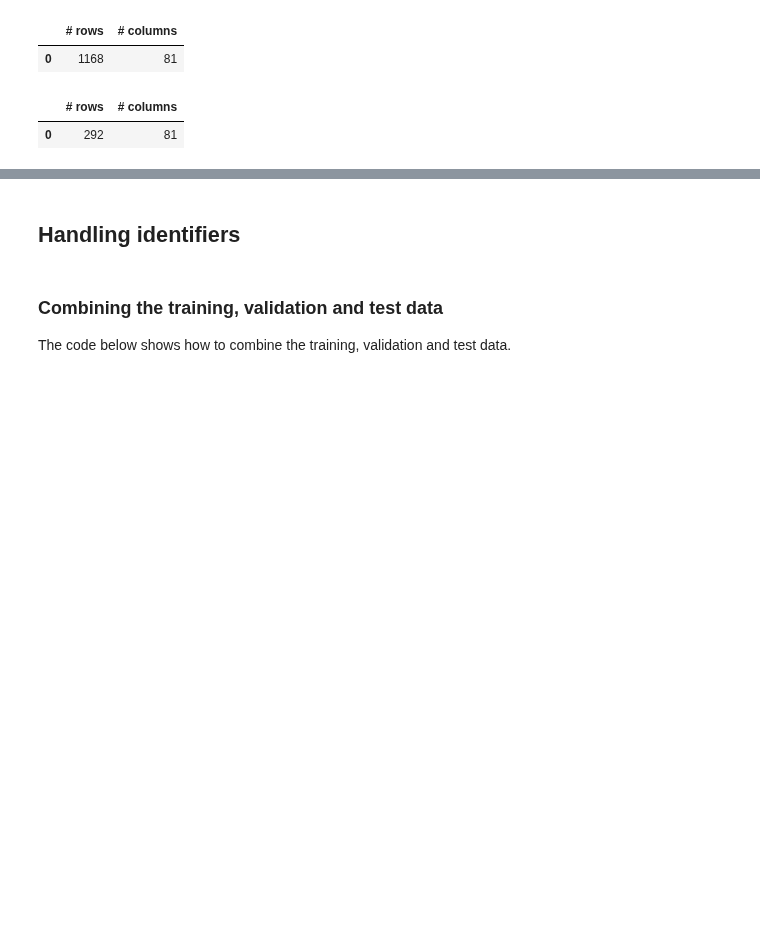
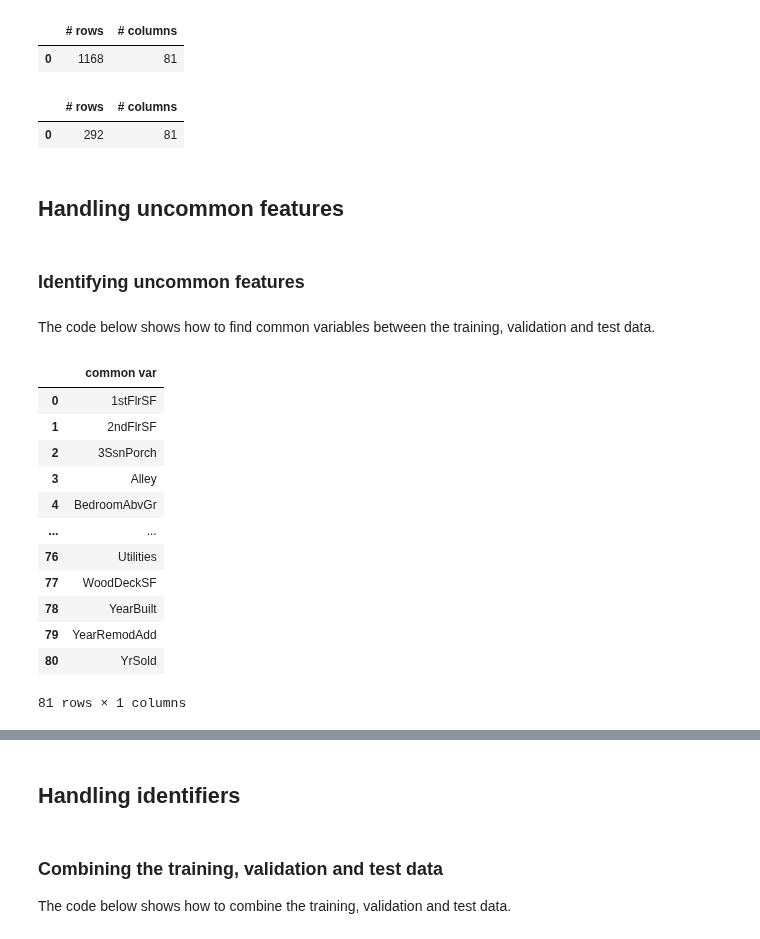
Before and after one commit to nehat312/teaching, a Jupyter notebook: gwu/machine_learning_I/fall_2020/code/p2_shallow_learning/p2_c2_supervised_learning/p2_c2_s1_linear_regression/code_example/code_example.ipynb, the cells around one changed output, grey strips where cells are left out. Cells and saved outputs as stored; diff of their text form; code cells hidden in the pictures; blank space fills up the shorter version.

```diff
--- a/gwu/machine_learning_I/fall_2020/code/p2_shallow_learning/p2_c2_supervised_learning/p2_c2_s1_linear_regression/code_example/code_example.ipynb
+++ b/gwu/machine_learning_I/fall_2020/code/p2_shallow_learning/p2_c2_supervised_learning/p2_c2_s1_linear_regression/code_example/code_example.ipynb
@@ -200,3 +200,29 @@ pd.DataFrame([[df_val.shape[0], df_val.shape[1]]], columns=['# rows', '# columns
 # %% [output]
 |  | # rows | # columns |
 | 0 | 292 | 81 |
+# %% [markdown]
+## Handling uncommon features
+# %% [markdown]
+### Identifying uncommon features
+# %% [markdown]
+The code below shows how to find common variables between the training, validation and test data.
+# %%
+# Call common_var_checker
+df_common_var = common_var_checker(df_train, df_val, df_test, target)
+
+# Print df_common_var
+df_common_var
+# %% [output]
+|  | common var |
+| 0 | 1stFlrSF |
+| 1 | 2ndFlrSF |
+| 2 | 3SsnPorch |
+| 3 | Alley |
+| 4 | BedroomAbvGr |
+| ... | ... |
+| 76 | Utilities |
+| 77 | WoodDeckSF |
+| 78 | YearBuilt |
+| 79 | YearRemodAdd |
+| 80 | YrSold |
+81 rows × 1 columns
```
Also changed, not shown: parts of 29 cells of this notebook, 7 other files.
